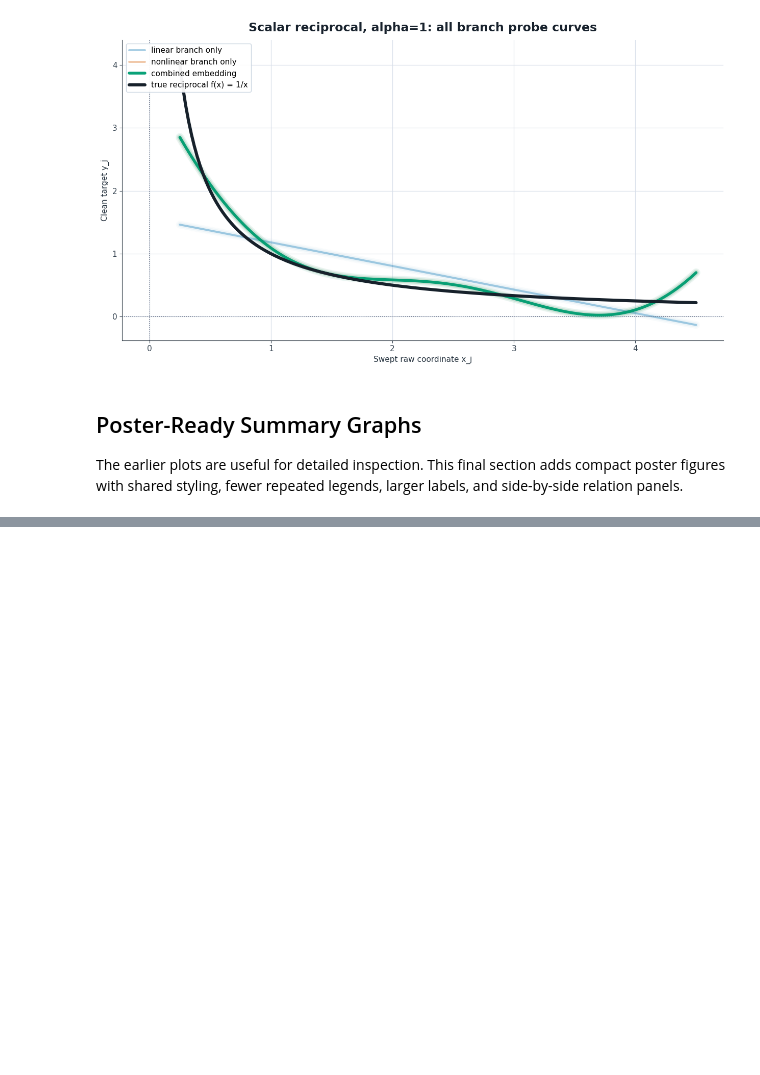
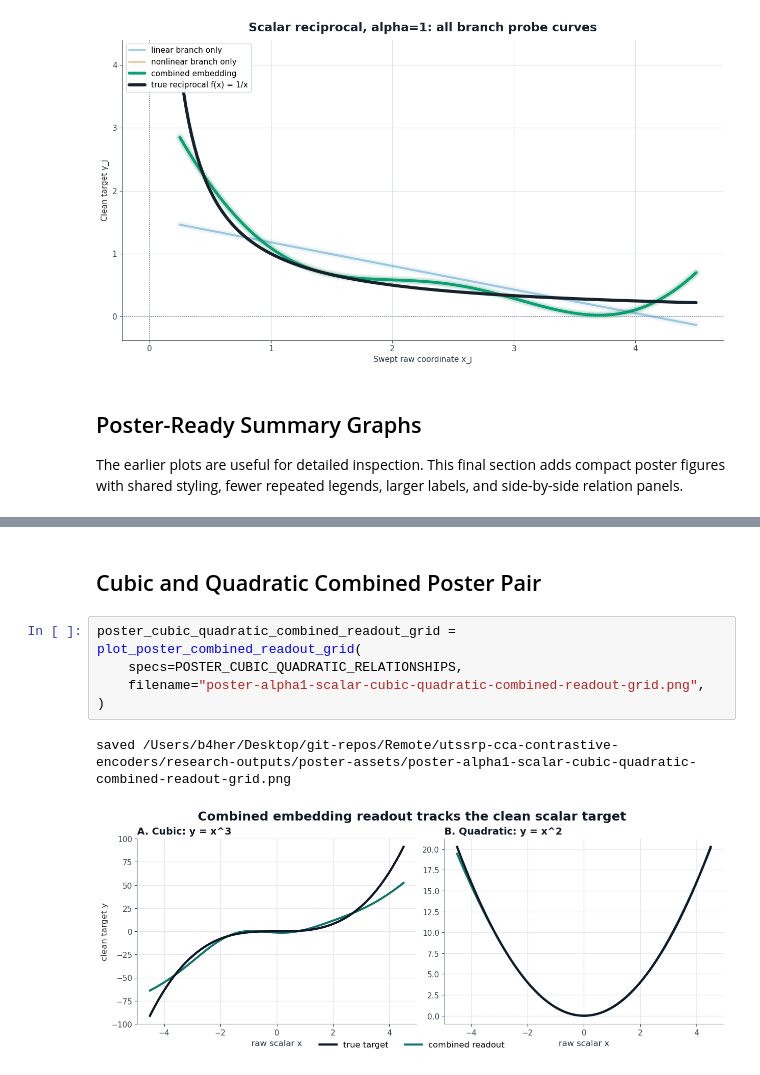
Before and after one commit to b-4her/utssrp-cca-contrastive-encoders, a Jupyter notebook: experiment-notebooks/07-alpha1-scalar-cubic-result-only.ipynb, the cells around one changed output, grey strips where cells are left out. Drawn from its saved outputs; the diff is of its cells as text; blank space fills up the shorter version.

```diff
--- a/experiment-notebooks/07-alpha1-scalar-cubic-result-only.ipynb
+++ b/experiment-notebooks/07-alpha1-scalar-cubic-result-only.ipynb
@@ -1153,3 +1162,13 @@ saved /Users/b4her/Desktop/git-repos/Remote/utssrp-cca-contrastive-encoders/repo
+# %% [markdown]
+## Cubic and Quadratic Combined Poster Pair
+# %%
+poster_cubic_quadratic_combined_readout_grid = plot_poster_combined_readout_grid(
+    specs=POSTER_CUBIC_QUADRATIC_RELATIONSHIPS,
+    filename="poster-alpha1-scalar-cubic-quadratic-combined-readout-grid.png",
+)
+# %% [output]
+saved /Users/b4her/Desktop/git-repos/Remote/utssrp-cca-contrastive-encoders/research-outputs/poster-assets/poster-alpha1-scalar-cubic-quadratic-combined-readout-grid.png
+[figure, added]
 # %%
 def plot_poster_branch_readout_grid(
     specs: list[dict[str, object]] = POSTER_RELATIONSHIPS,
```
Also changed, not shown: parts of 16 cells of this notebook, 20 other files.
